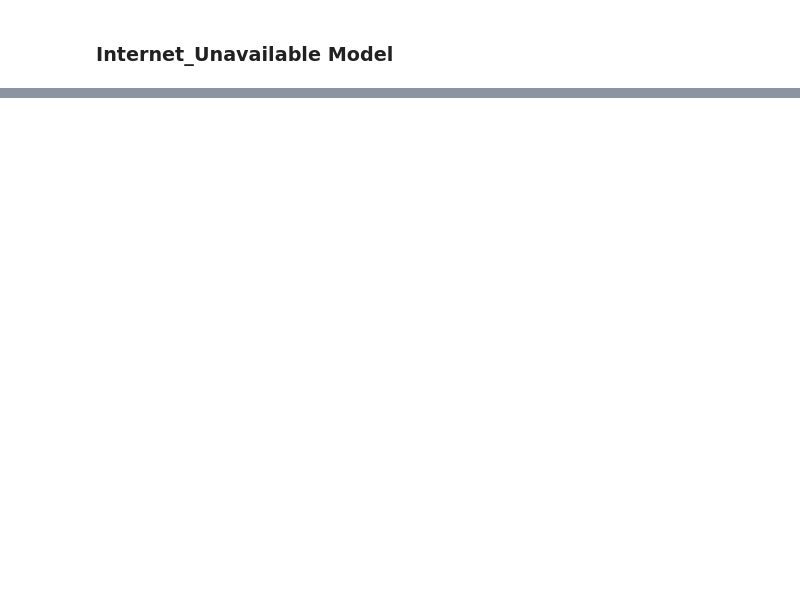
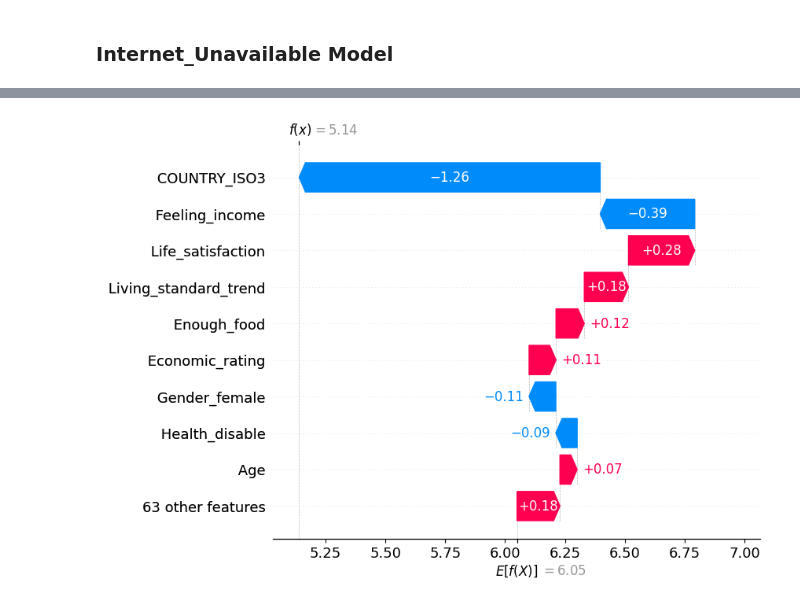
Before and after one commit to MichaelChaoLi-cpu/GallupWellBeingResearch, a Jupyter notebook: Code/AN_InternetUseDifferenceXgbShap_Zhang.ipynb, the cells around one changed output, grey strips where cells are left out. Cells and saved outputs as stored; diff of their text form; code cells hidden in the pictures; blank space fills up the shorter version.

```diff
--- a/Code/AN_InternetUseDifferenceXgbShap_Zhang.ipynb
+++ b/Code/AN_InternetUseDifferenceXgbShap_Zhang.ipynb
@@ -138,0 +282,31 @@ Xf_train, Xf_test, yf_train, yf_test = train_test_split(Xf, yf, test_size=0.1, r
+# %%
+gamma_list = [0, 0.01, 0.1, 0.5, 1]
+min_child_weight_list = [0, 0.1, 1, 10]
+max_delta_step_list = [0, 0.1, 1, 10]
+reg_lambda_list = [0, 0.1, 1, 10]
+reg_alpha_list = [0, 0.1, 1]
+# %%
+#  1000 0.01 10 0.8
+results_list_otherhyper = []
+for gamma in gamma_list:
+    for min_child_weight in min_child_weight_list:
+        for max_delta_step in max_delta_step_list:
+            for reg_lambda in reg_lambda_list:
+                for reg_alpha in reg_alpha_list:
+                    model = xgb.XGBRegressor(objective='reg:squarederror', device = 'cuda', tree_method='hist',
+                                             n_estimators = 1000,  learning_rate = 0.01, max_depth = 10,   subsample = 0.8,
+                                             gamma = gamma, min_child_weight = min_child_weight, max_delta_step = max_delta_step,
+                                             reg_lambda = reg_lambda, reg_alpha = reg_alpha,
+                                             random_state=42, enable_categorical=True  )
+                    model.fit(Xa_train, ya_train)
+                    ya_pred = model.predict(Xa_test)
+                    test_r2 = r2_score(ya_test, ya_pred) * 100
+                    ya_train_pred = model.predict(Xa_train)
+                    train_r2 = r2_score(ya_train, ya_train_pred) * 100
+                    row = [gamma, min_child_weight, max_delta_step, reg_lambda,
+                           reg_alpha, train_r2, test_r2]
+                    print(row)
+                    model = None
+                    ya_pred = None
+                    ya_train_pred = None
+                    results_list_otherhyper.append(row)
@@ -227,0 +593,7 @@ KeyboardInterrupt:
+# %%
+model = xgb.XGBRegressor(objective='reg:squarederror', device = 'cuda', tree_method='hist',
+                          n_estimators = 1000,  learning_rate = 0.01, max_depth = 10,   subsample = 0.8,
+                                             gamma = 0, min_child_weight = 10, max_delta_step = 1,
+                                             reg_lambda = 0.1, reg_alpha = 1,
+                         random_state=42, enable_categorical=True  )
+model.fit(Xa_train, ya_train)
@@ -227,0 +623,3 @@ KeyboardInterrupt:
+# %%
+explainer = shap.TreeExplainer(model)
+shap_values = explainer.shap_values(Xa, check_additivity=False)
@@ -227,0 +634,5 @@ KeyboardInterrupt:
+# %%
+shap.plots._waterfall.waterfall_legacy(explainer.expected_value, shap_values[0], Xa.iloc[0],
+                                       feature_names=Xa.columns, max_display=10)
+# %% [output]
+[figure, added]
```
Also changed, not shown: parts of 67 cells of this notebook, 2 other files.
